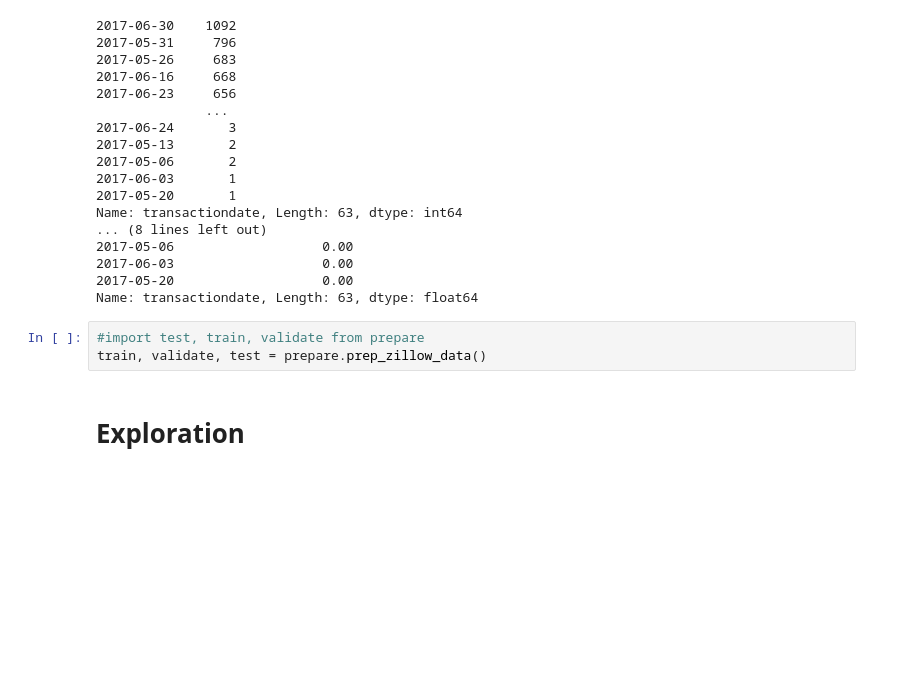
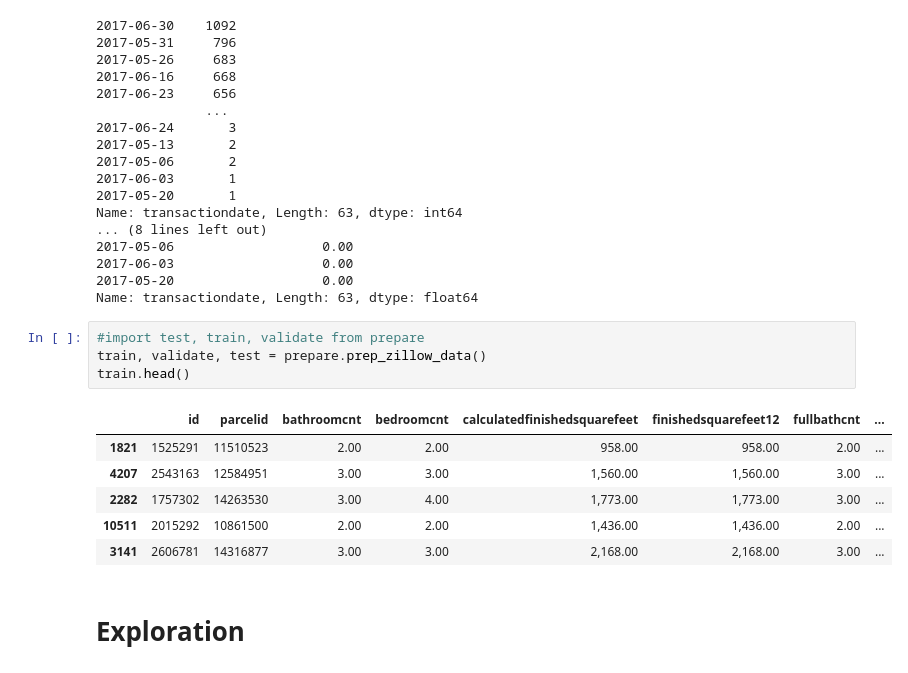
Before and after one commit to Gabby-B-B/clustering-project, a Jupyter notebook: walkthrough_notebook.ipynb, the cells around one changed output. Drawn from its saved outputs; the diff is of its cells as text; blank space fills up the shorter version.

```diff
--- a/walkthrough_notebook.ipynb
+++ b/walkthrough_notebook.ipynb
@@ -162,5 +162,13 @@ Name: transactiondate, Length: 63, dtype: float64
 # %%
 #import test, train, validate from prepare
 train, validate, test = prepare.prep_zillow_data()
+train.head()
+# %% [output]
+|  | id | parcelid | bathroomcnt | bedroomcnt | calculatedfinishedsquarefeet | finishedsquarefeet12 | fullbathcnt | ... |
+| 1821 | 1525291 | 11510523 | 2.00 | 2.00 | 958.00 | 958.00 | 2.00 | ... |
+| 4207 | 2543163 | 12584951 | 3.00 | 3.00 | 1,560.00 | 1,560.00 | 3.00 | ... |
+| 2282 | 1757302 | 14263530 | 3.00 | 4.00 | 1,773.00 | 1,773.00 | 3.00 | ... |
+| 10511 | 2015292 | 10861500 | 2.00 | 2.00 | 1,436.00 | 1,436.00 | 2.00 | ... |
+| 3141 | 2606781 | 14316877 | 3.00 | 3.00 | 2,168.00 | 2,168.00 | 3.00 | ... |
 # %% [markdown]
 <h1>Exploration</h1>
```
Also changed, not shown: parts of 7 cells of this notebook.
